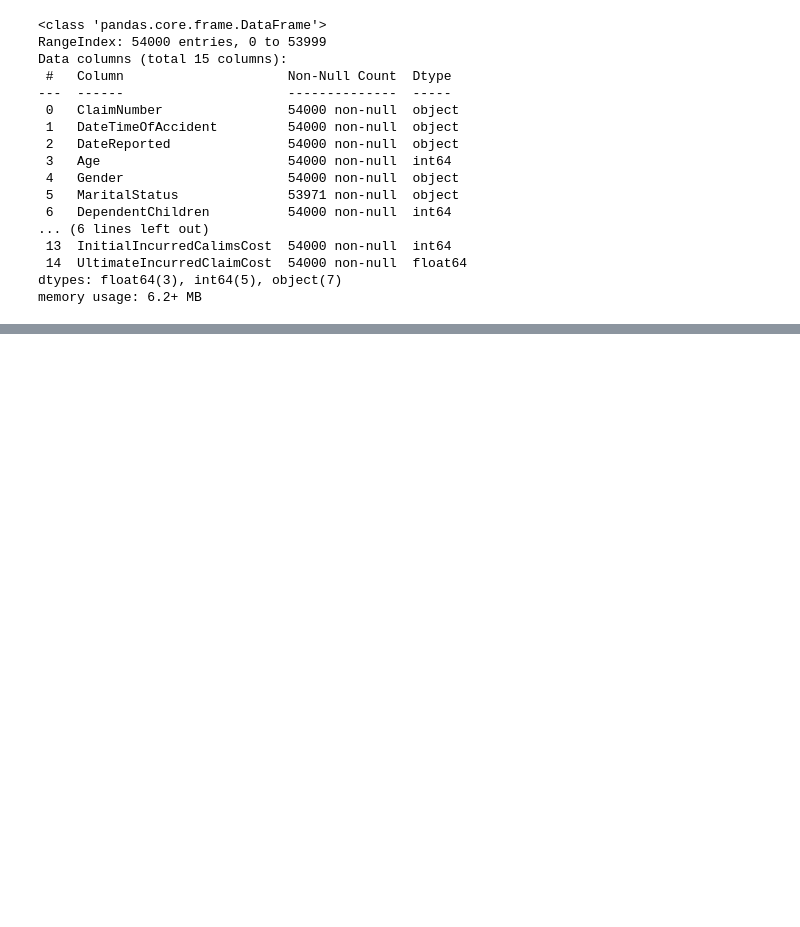
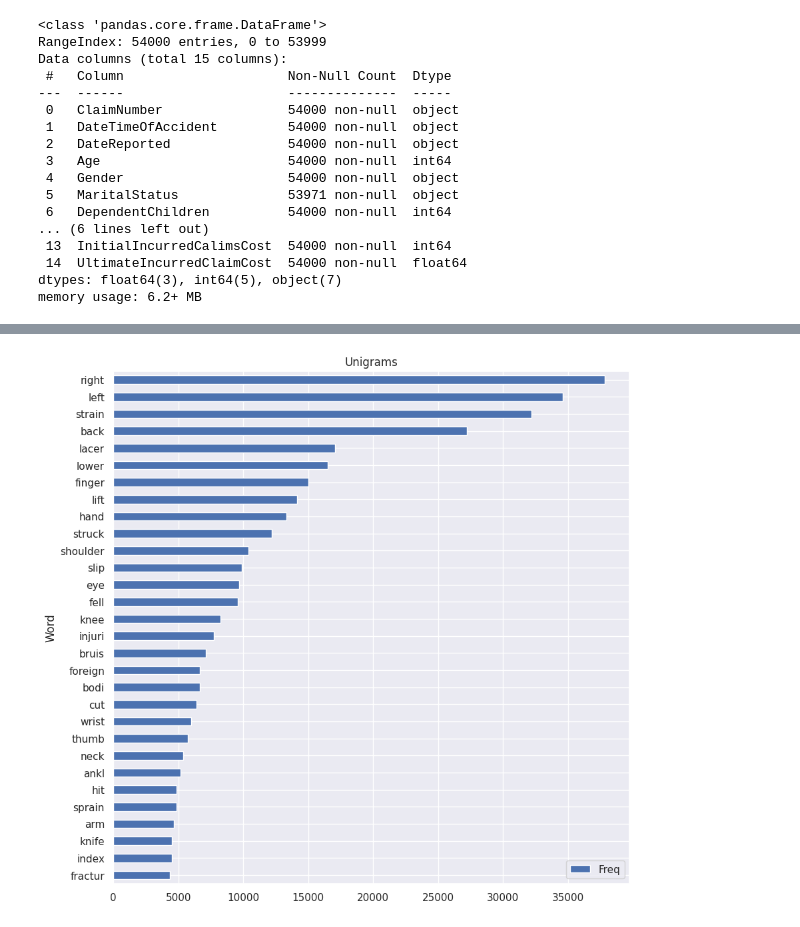
Before and after one commit to Ken-Alviola/CSC510, a Jupyter notebook: Portfolio Project/test.ipynb, the cells around one changed output, grey strips where cells are left out. Saved outputs shown, nothing was run; the diff lists cells and outputs as text; code cells hidden in the pictures; blank space fills up the shorter version.

```diff
--- a/Portfolio Project/test.ipynb
+++ b/Portfolio Project/test.ipynb
@@ -441,0 +643,15 @@ df.describe()
+# %%
+# single words that frequently occur in claim descr.
+
+plt.figsize=((25,30))
+dic_words_freq = nltk.FreqDist(nltk.ngrams(lst_tokens, 1))
+dtf_bi = pd.DataFrame(dic_words_freq.most_common(),
+                      columns=["Word","Freq"])
+dtf_bi["Word"] = dtf_bi["Word"].apply(lambda x: " ".join(
+                   string for string in x) )
+dtf_bi.set_index("Word").iloc[:30,:].sort_values(by="Freq").plot(kind="barh",figsize=(10,10))
+plt.title('Unigrams')
+
+plt.show()
+# %% [output]
+[figure, added]
```
Also changed, not shown: parts of 54 cells of this notebook.
